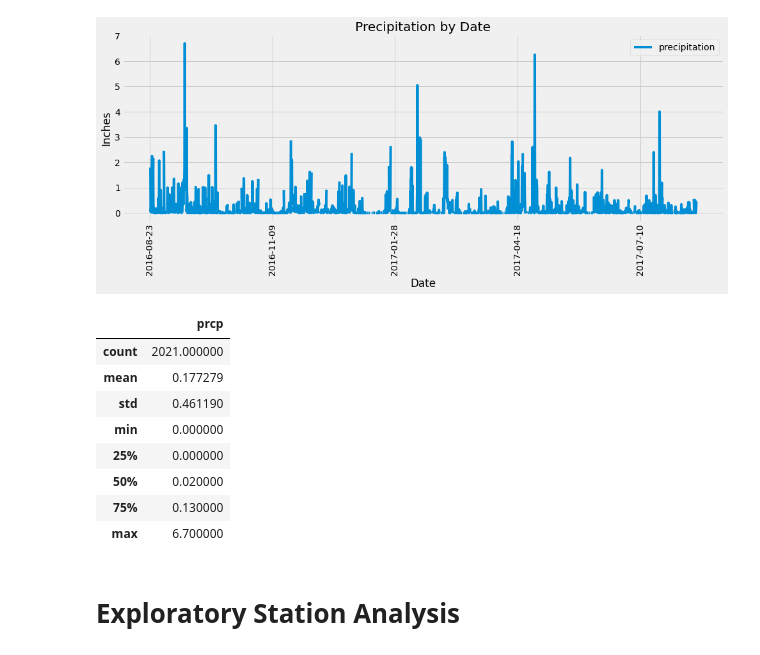
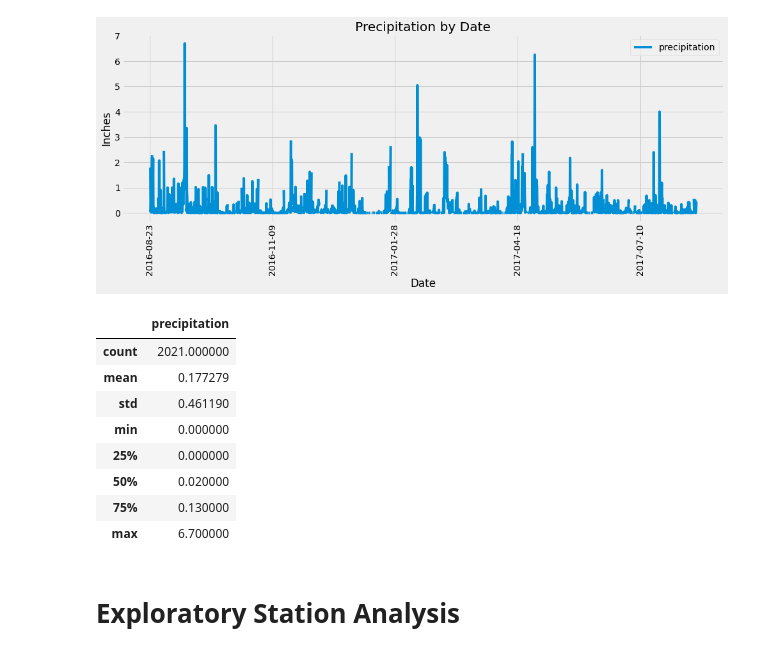
Before and after one commit to ML1758/sqlalchemy-challenge, a Jupyter notebook: climate_starter.ipynb, the cells around one changed output. Saved outputs shown, nothing was run; the diff lists cells and outputs as text; code cells hidden in the pictures.

```diff
--- a/climate_starter.ipynb
+++ b/climate_starter.ipynb
@@ -122,9 +121,9 @@ plt.show()
 [figure]
 # %%
 # Use Pandas to calcualte the summary statistics for the precipitation data
-pred_df.describe()
+prec_df.describe()
 # %% [output]
-|  | prcp |
+|  | precipitation |
 | count | 2021.000000 |
 | mean | 0.177279 |
 | std | 0.461190 |
```
Also changed, not shown: parts of 6 cells of this notebook, 2 other files.
